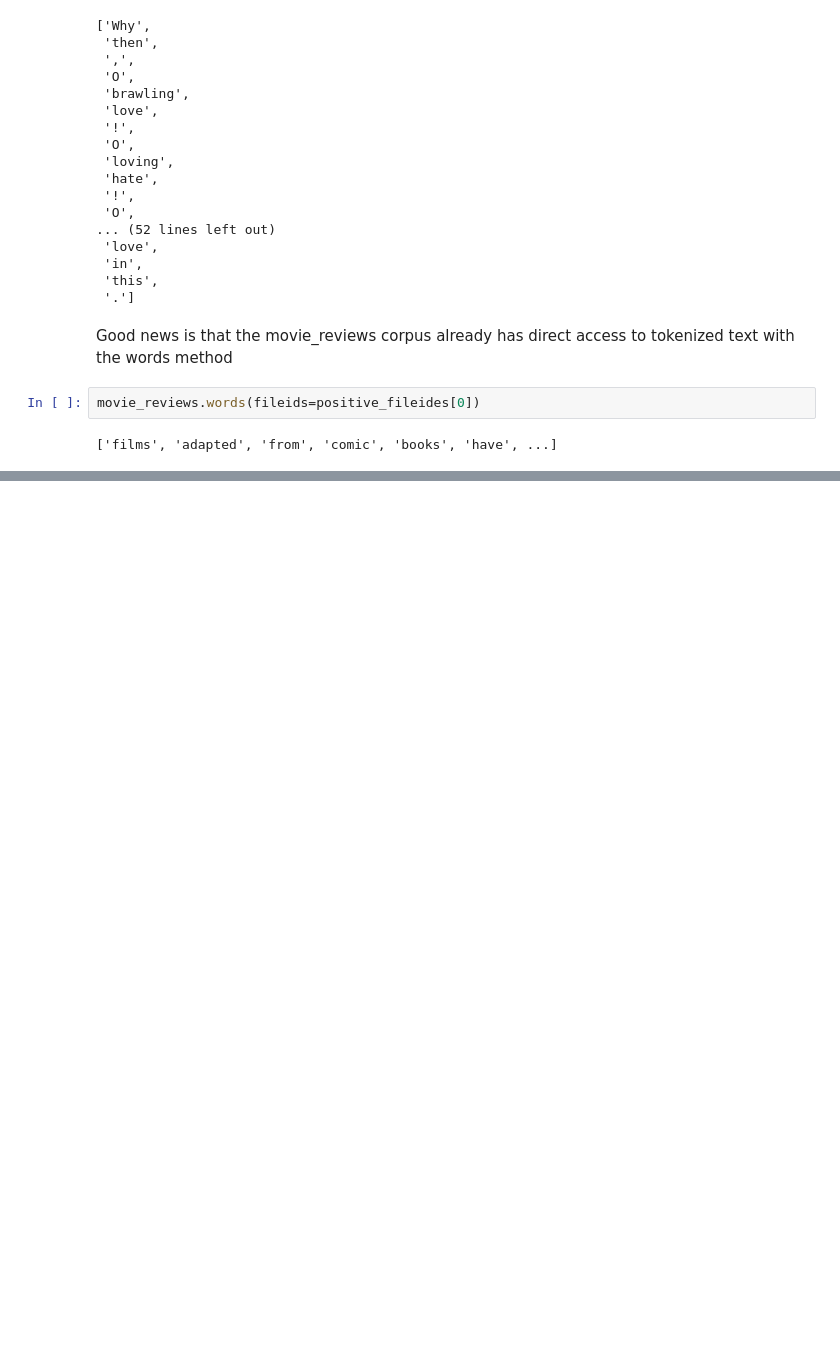
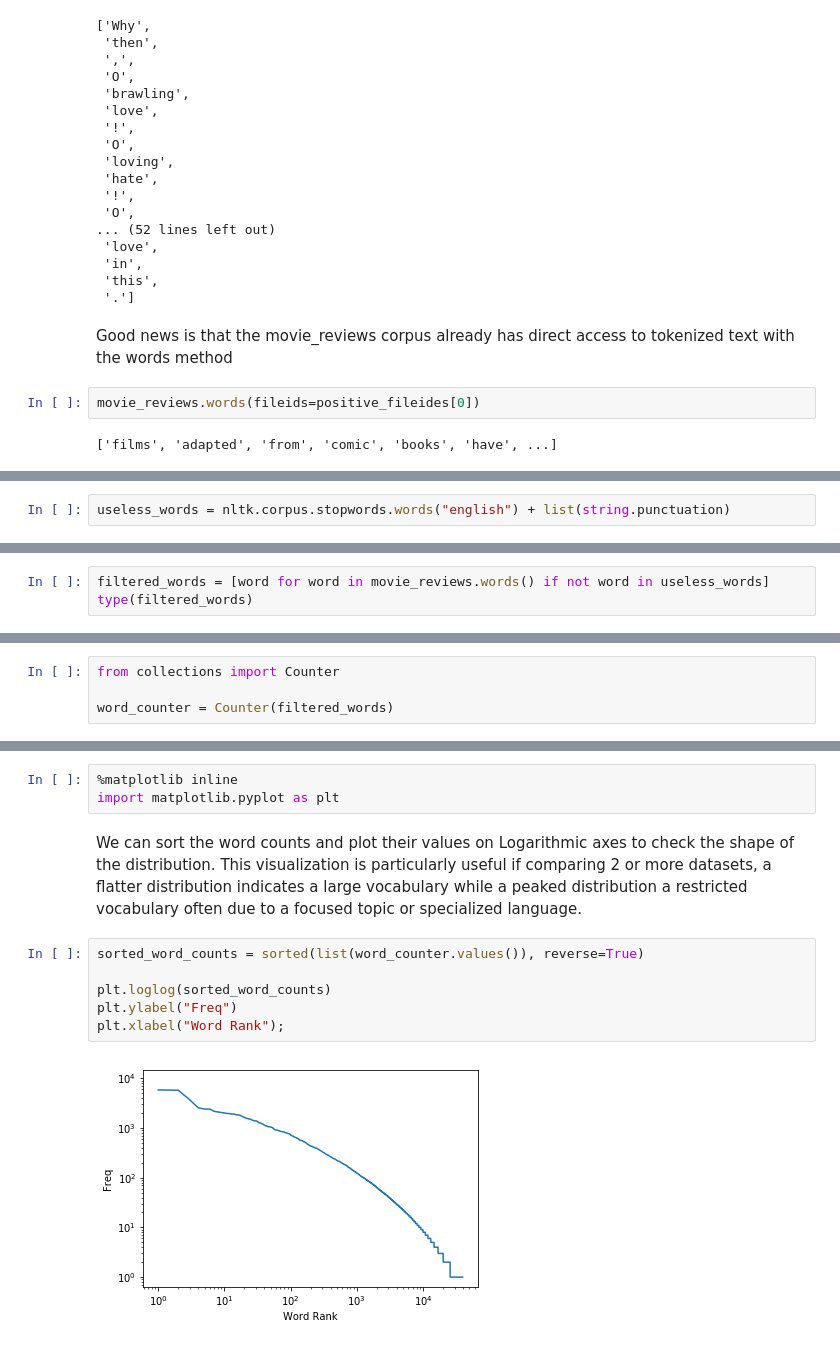
Before and after one commit to imsushilgupta/natural_language_processing_with_nltk, a Jupyter notebook: natural_language_processing_with_nltk.ipynb, the cells around one changed output, grey strips where cells are left out. Saved outputs shown, nothing was run; the diff lists cells and outputs as text; blank space fills up the shorter version.

Commit message:
Build a bag of word model

```diff
--- a/natural_language_processing_with_nltk.ipynb
+++ b/natural_language_processing_with_nltk.ipynb
@@ -150,0 +217,2 @@ movie_reviews.words(fileids=positive_fileides[0])
+# %%
+useless_words = nltk.corpus.stopwords.words("english") + list(string.punctuation)
@@ -150,0 +257,3 @@ movie_reviews.words(fileids=positive_fileides[0])
+# %%
+filtered_words = [word for word in movie_reviews.words() if not word in useless_words]
+type(filtered_words)
@@ -150,0 +268,4 @@ movie_reviews.words(fileids=positive_fileides[0])
+# %%
+from collections import Counter
+
+word_counter = Counter(filtered_words)
@@ -150,0 +299,13 @@ movie_reviews.words(fileids=positive_fileides[0])
+# %%
+%matplotlib inline
+import matplotlib.pyplot as plt
+# %% [markdown]
+We can sort the word counts and plot their values on Logarithmic axes to check the shape of the distribution. This visualization is particularly useful if comparing 2 or more datasets, a flatter distribution indicates a large vocabulary while a peaked distribution a restricted vocabulary often due to a focused topic or specialized language.
+# %%
+sorted_word_counts = sorted(list(word_counter.values()), reverse=True)
+
+plt.loglog(sorted_word_counts)
+plt.ylabel("Freq")
+plt.xlabel("Word Rank");
+# %% [output]
+[figure, added]
```
Also changed, not shown: parts of 29 cells of this notebook.
